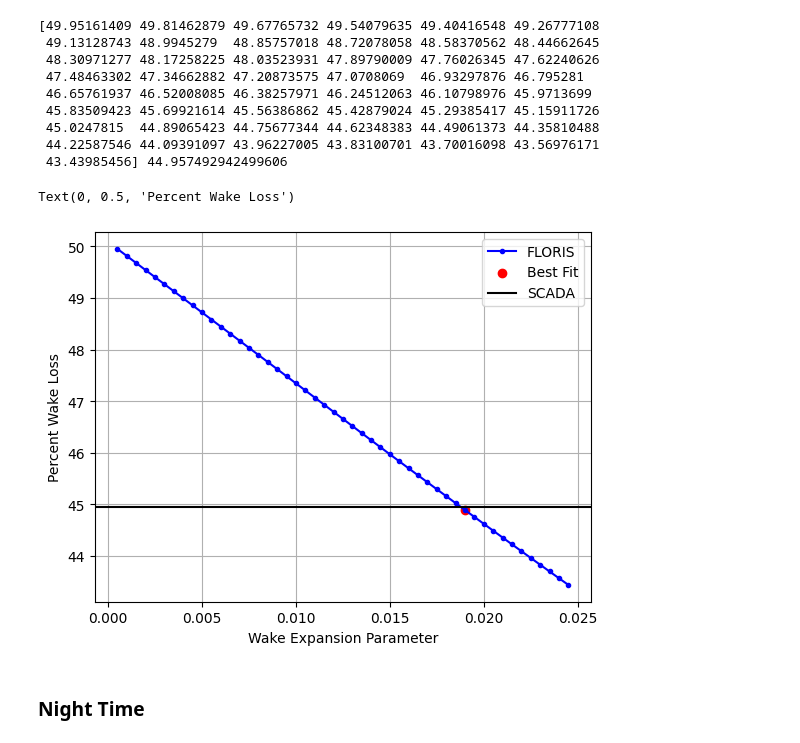
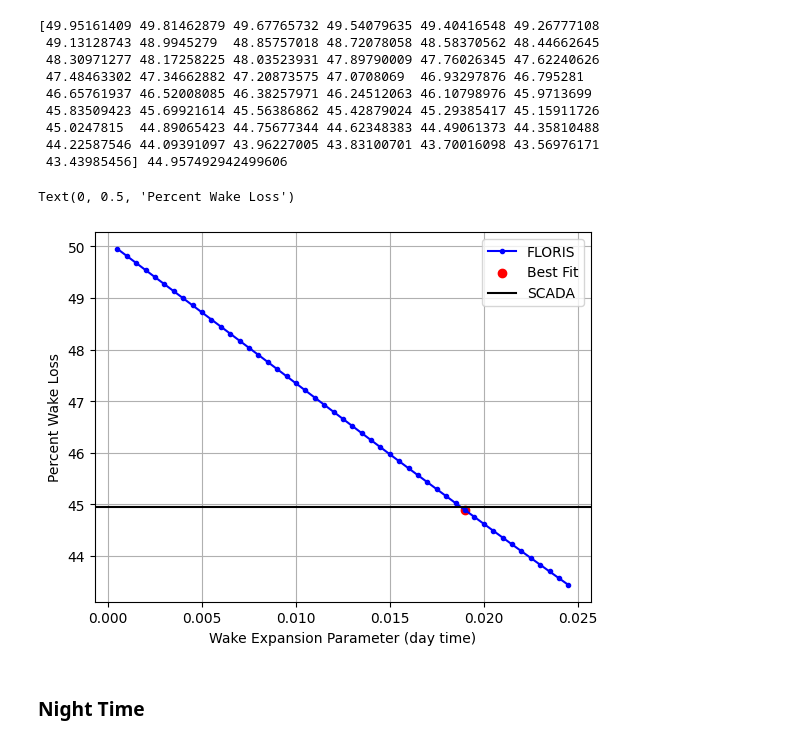
Before and after one commit to NREL/flasc, a Jupyter notebook: examples_smarteole/08_emgauss_tuning_day_night.ipynb, the cells around one changed output. Cells and saved outputs as stored; diff of their text form; code cells hidden in the pictures.

```diff
--- a/examples_smarteole/08_emgauss_tuning_day_night.ipynb
+++ b/examples_smarteole/08_emgauss_tuning_day_night.ipynb
@@ -139,9 +139,7 @@ D = fi.floris.farm.rotor_diameters[0]
 # %% [markdown]
 ## Compare expansion tuning
 # %%
-wake_expansion_rates = np.arange(start=0.0005,
-                                   stop=0.025,
-                                   step=0.0005)
+wake_expansion_rates = np.arange(start=0.0005, stop=0.025, step=0.0005)
 # %% [markdown]
 ### Day Time
 # %%
@@ -170,15 +168,17 @@ print(floris_wake_losses, scada_wake_loss)
  43.43985456] 44.957492942499606
 # %%
 fig, ax = plt.subplots()
-best_param_day = ft.select_best_velocity_parameter(floris_wake_losses,
-                   scada_wake_loss,
-                   wake_expansion_rates,
-                   ax=ax)
-ax.set_xlabel('Wake Expansion Parameter')
+best_param_day = ft.select_best_velocity_parameter(
+    floris_wake_losses,
+    scada_wake_loss,
+    wake_expansion_rates,
+    ax=ax
+)
+ax.set_xlabel('Wake Expansion Parameter (day time)')
 ax.set_ylabel('Percent Wake Loss')
 # %% [output]
 Text(0, 0.5, 'Percent Wake Loss')
-[figure, old version]
+[figure, new version]
 # %% [markdown]
 ### Night Time
 # %%
```
Also changed, not shown: parts of 7 cells of this notebook.
